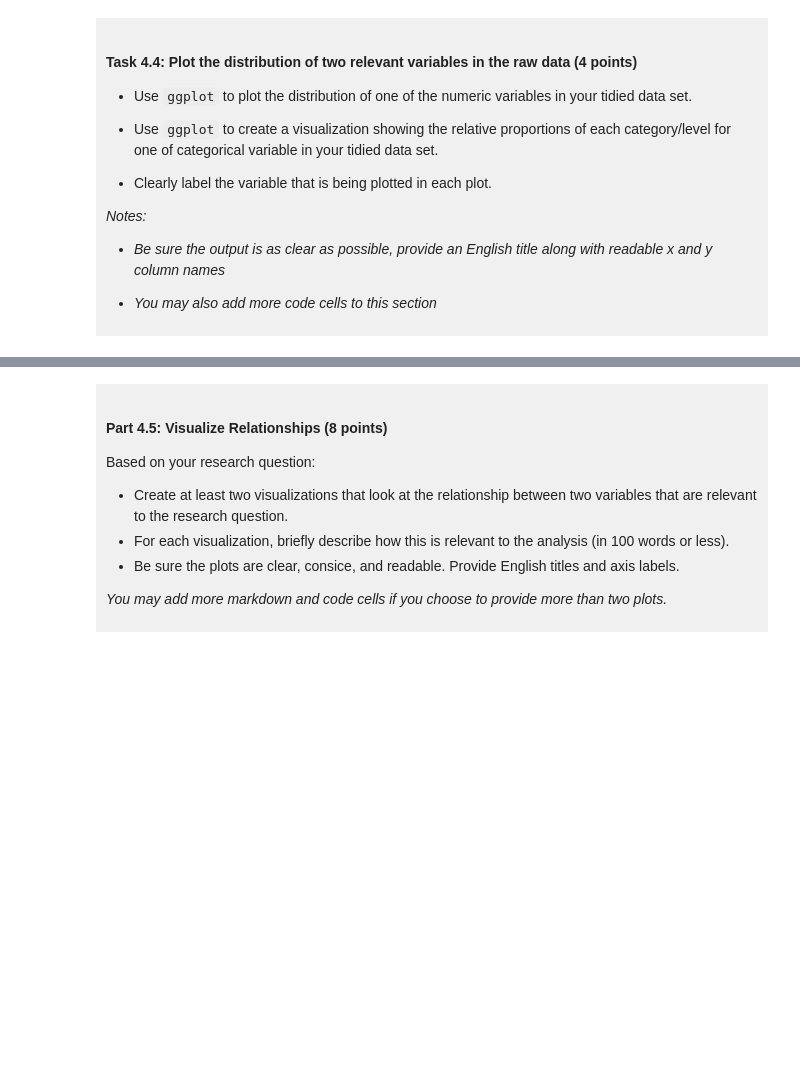
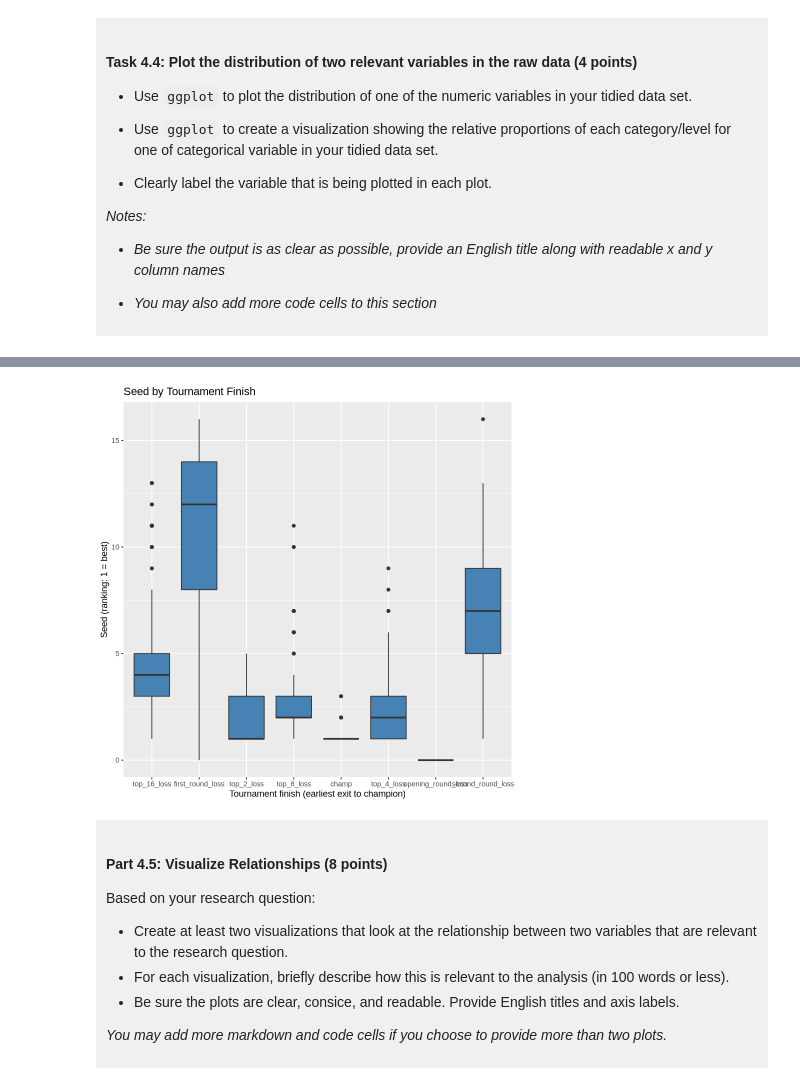
Before and after one commit to shakirazheng07/dsci-100-project-shakira-zheng, a Jupyter notebook: dsci-100-project-notebook.ipynb, the cells around one changed output, grey strips where cells are left out. Saved outputs shown, nothing was run; the diff lists cells and outputs as text; code cells hidden in the pictures; blank space fills up the shorter version.

```diff
--- a/dsci-100-project-notebook.ipynb
+++ b/dsci-100-project-notebook.ipynb
@@ -349,5 +397,11 @@ You will refine your research question (if needed) and produce a tidy data set.
 # %%
-### EDIT THIS CODE CELL FOR PLOT 2 ###
+ggplot(wbb_tidy, aes(x = tourney_finish, y = seed))+
+    geom_boxplot(fill = "steelblue") +
+    labs(title = "Seed by Tournament Finish",
+         x = "Tournament finish (earliest exit to champion)",
+         y = "Seed (ranking: 1 = best)")
+# %% [output]
+[figure, added]
 # %% [markdown]
 <div style="background-color: #f0f0f0; padding: 10px;">
 
```
Also changed, not shown: parts of 8 cells of this notebook.
